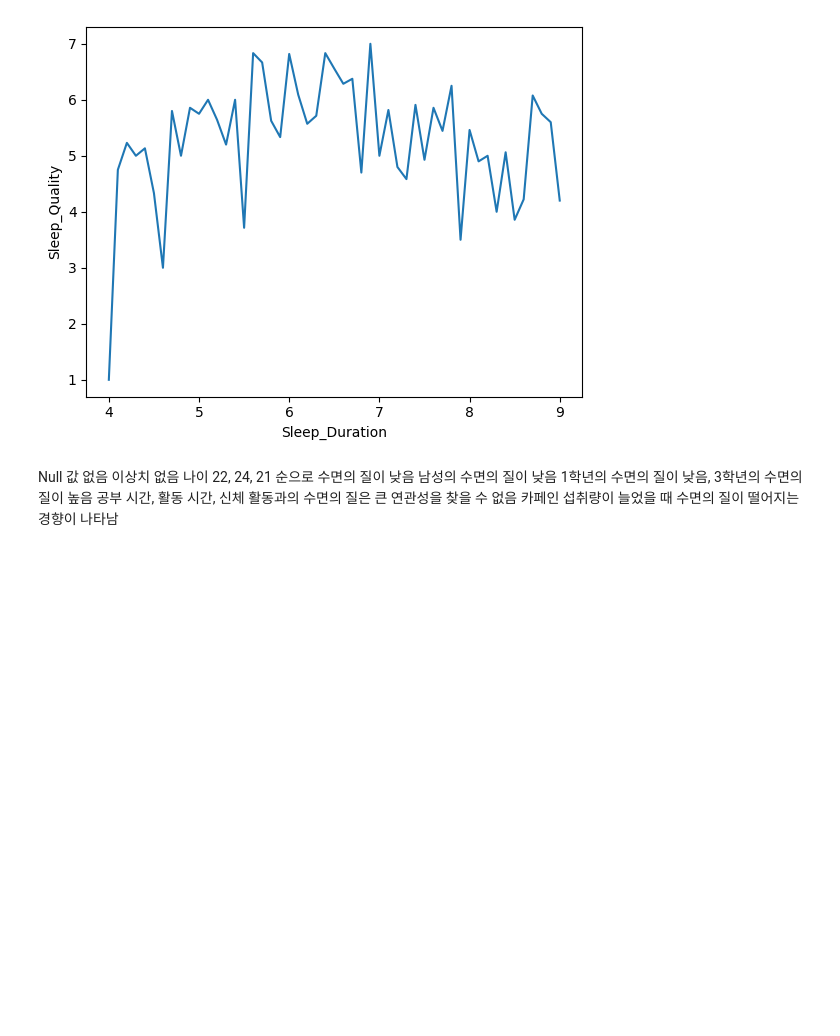
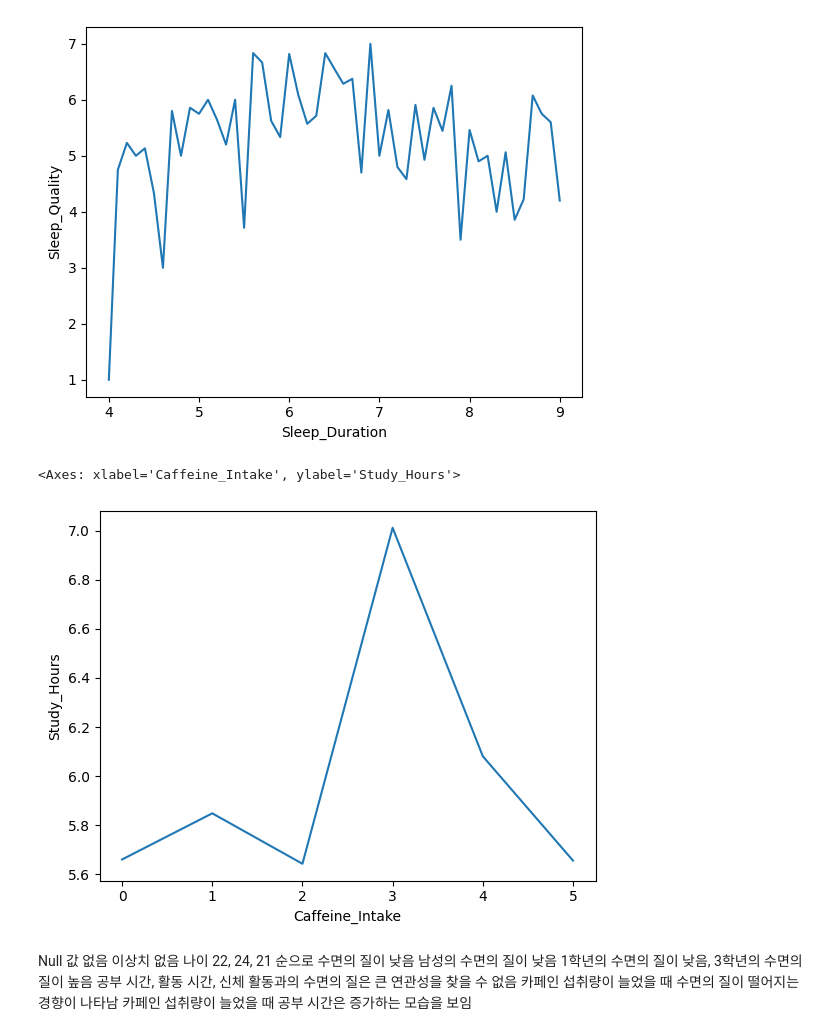
Before and after one commit to aaronkr-classroom/0-team-project-team-b, a Jupyter notebook: main.ipynb, the cells around one changed output. Cells and saved outputs as stored; diff of their text form; code cells hidden in the pictures; blank space fills up the shorter version.

```diff
--- a/main.ipynb
+++ b/main.ipynb
@@ -138,6 +138,12 @@ sns.lineplot(x='Sleep_Duration',y='Sleep_Quality',data=student_Sleep_Duration)
 # %% [output]
 <Axes: xlabel='Sleep_Duration', ylabel='Sleep_Quality'>
 [figure]
+# %%
+student_1 =student.groupby("Caffeine_Intake").agg({"Study_Hours":"mean"}).reset_index()
+sns.lineplot(x='Caffeine_Intake',y='Study_Hours',data=student_1)
+# %% [output]
+<Axes: xlabel='Caffeine_Intake', ylabel='Study_Hours'>
+[figure, added]
 # %% [markdown]
 Null 값 없음
 이상치 없음
@@ -146,6 +152,7 @@ Null 값 없음
 1학년의 수면의 질이 낮음, 3학년의 수면의 질이 높음
 공부 시간, 활동 시간, 신체 활동과의 수면의 질은 큰 연관성을 찾을 수 없음
 카페인 섭취량이 늘었을 때 수면의 질이 떨어지는 경향이 나타남
+카페인 섭취량이 늘었을 때 공부 시간은 증가하는 모습을 보임
 # %%
 X = student[['Age', 'Gender', 'University_Year', 'Caffeine_Intake']]
 y = student['Sleep_Quality']
```
